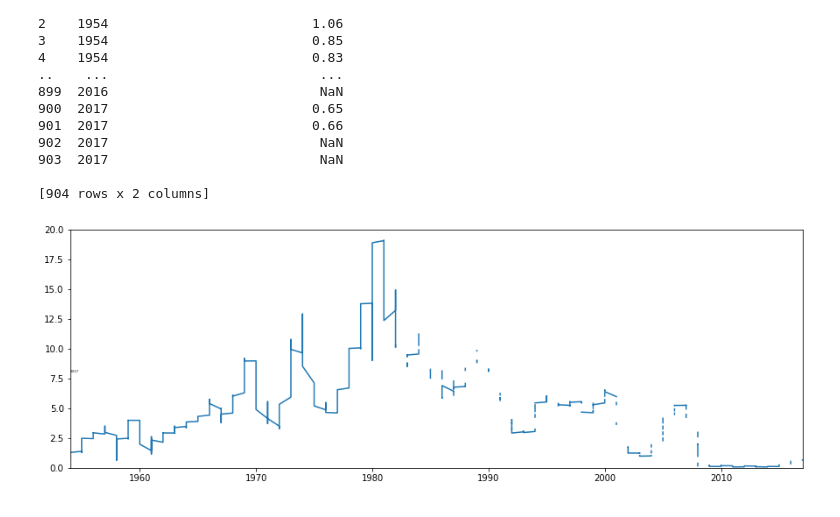
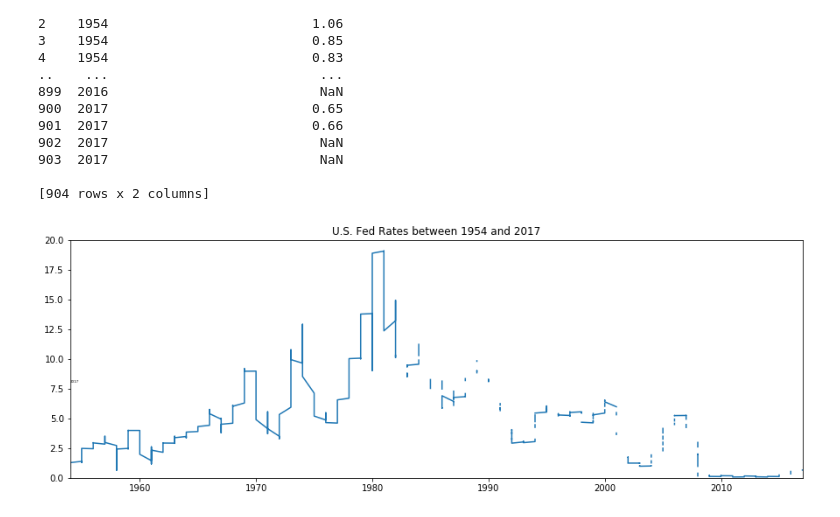
Before and after one commit to antonschneider90/fed-rates, a Jupyter notebook: Fed_rates_Altair.ipynb, the cells around one changed output. Drawn from its saved outputs; the diff is of its cells as text; code cells hidden in the pictures.

```diff
--- a/Fed_rates_Altair.ipynb
+++ b/Fed_rates_Altair.ipynb
@@ -139,20 +139,21 @@ print_rates(2017)
 # %%
 figure_w, ax = plt.subplots(figsize = (15, 5))
 
 def show_rates(current_year):
   ax.clear()
   ax.set_xlim(1954, 2017)
   ax.set_ylim(0, 20)
+  ax.set_title('U.S. Fed Rates between 1954 and 2017')
 
   record = df[df['Year'] <= current_year]
 
   ax.plot(record['Year'], record['Effective Federal Funds Rate'])
 
   ax.text(1954, 8, current_year, size = 4)
 
 show_rates(2017)
 # %% [output]
-[figure, old version]
+[figure, new version]
 # %%
 animator = animation.FuncAnimation(figure_w, show_rates, frames = range(1954, 2017), interval = 200, repeat = True)
 HTML(animator.to_jshtml())
```
Also changed, not shown: parts of 1 cell of this notebook.
